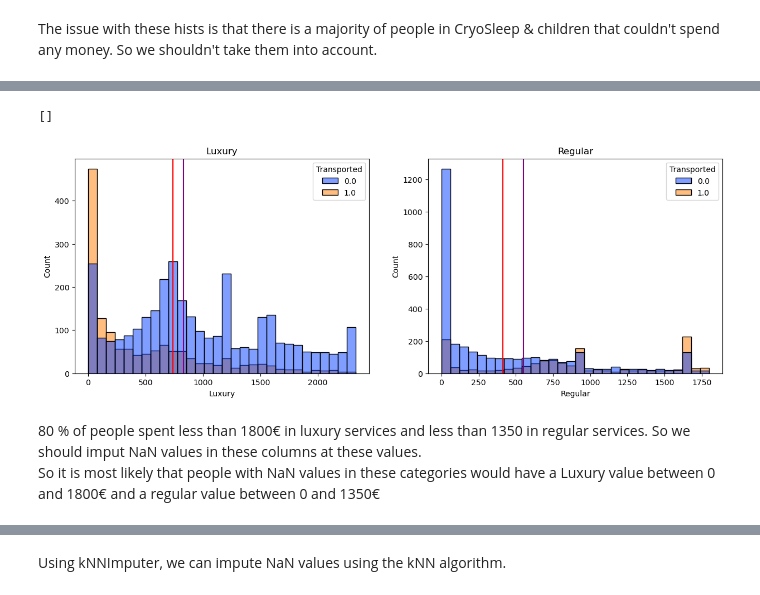
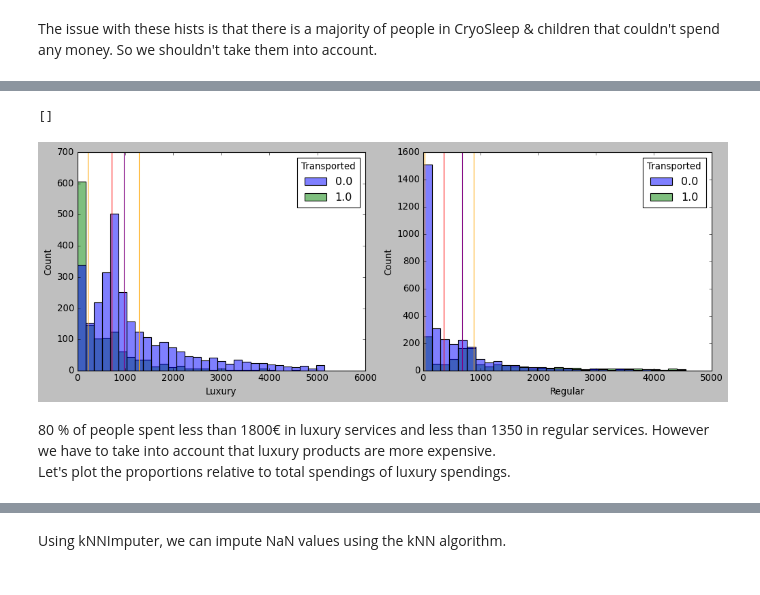
Before and after one commit to raacee/spaceship-titanic, a Jupyter notebook: working/sps-t-lgbm.ipynb, the cells around one changed output, grey strips where cells are left out. Drawn from its saved outputs; the diff is of its cells as text; code cells hidden in the pictures.

```diff
--- a/working/sps-t-lgbm.ipynb
+++ b/working/sps-t-lgbm.ipynb
@@ -502,0 +489,5 @@ Name: Luxury, Length: 12970, dtype: float64
+# %%
+for col in cols:
+    df[col] = np.where(((df[col] - df[col].mean())/df[col].std()) > 2.33, np.nan, df[col])
+
+df[cols]
@@ -509,6 +525,5 @@ We will now encode the string values to numerical values, using :
 
 OrdinalEncoder is usually used with data that can be ordered. In my case, because I want to use a RandomForest, I figured I can allow myself to use OrdinalEncoder for every categorical feature.
 # %%
-label_enc = LabelEncoder()
-ord_enc = OrdinalEncoder()
-oh_enc = OneHotEncoder(drop='first', sparse_output=False)
+ord_enc = OrdinalEncoder(dtype=float)
+lab_enc = LabelEncoder()
@@ -525,7 +532,4 @@ label_enc.classes_, label_enc.transform(label_enc.classes_)
 # %%
-df = df.apply(lambda series: pd.Series(
-    LabelEncoder().fit_transform(series[series.notnull()]),
-    index=series[series.notnull()].index
-))
-df['Transported'].notna().sum(), df['Transported'].isna().sum()
+lab_enc.fit([False, True, np.nan])
+lab_enc.classes_
 # %% [output]
@@ -532,0 +537,4 @@ df['Transported'].notna().sum(), df['Transported'].isna().sum()
+# %%
+df['Transported'] = lab_enc.transform(df['Transported'])
+df['Transported'] = df['Transported'].astype(float)
+df['Transported']
@@ -639,20 +705,25 @@ Now we see the real distributions of customers on the ship. Let's now plot them
 # %%
+plt.style.use('classic')
+
 fig, axs = plt.subplots(1, 2, figsize=(15,5))
-sns.histplot(data=df_money, x="Luxury", hue="Transported", ax=axs[0], bins=30, palette="bright")
-sns.histplot(data=df_money, x="Regular", hue="Transported", ax=axs[1], bins=30, palette="bright")
+sns.histplot(data=df_money[df_money["Transported"] != 2.0], x="Luxury", hue="Transported", ax=axs[0], bins=30)
+sns.histplot(data=df_money[df_money["Transported"] != 2.0], x="Regular", hue="Transported", ax=axs[1], bins=30)
 
 axs[0].axvline(df_money["Luxury"].mean(), c="purple")
 axs[0].axvline(df_money["Luxury"].median(), c="red")
-axs[0].set_title("Luxury")
+axs[0].axvline(df_money["Luxury"].quantile(0.25), c="orange")
+axs[0].axvline(df_money["Luxury"].quantile(0.75), c="orange")
 
 axs[1].axvline(df_money["Regular"].mean(), c="purple")
 axs[1].axvline(df_money["Regular"].median(), c="red")
-axs[1].set_title("Regular")
+axs[1].axvline(df_money["Regular"].quantile(0.25), c="orange")
+axs[1].axvline(df_money["Regular"].quantile(0.75), c="orange")
 
 plt.plot()
 # %% [output]
 []
-[figure, old version]
+[figure, new version]
 # %% [markdown]
-80 % of people spent less than 1800€ in luxury services and less than 1350 in regular services. So we should imput NaN values in these columns at these values.
-So it is most likely that people with NaN values in these categories would have a Luxury value between 0 and 1800€ and a regular value between 0 and 1350€
+80 % of people spent less than 1800€ in luxury services and less than 1350 in regular services.
+However we have to take into account that luxury products are more expensive.
+Let's plot the proportions relative to total spendings of luxury spendings.
```
Also changed, not shown: parts of 45 cells of this notebook, 1 other file.
